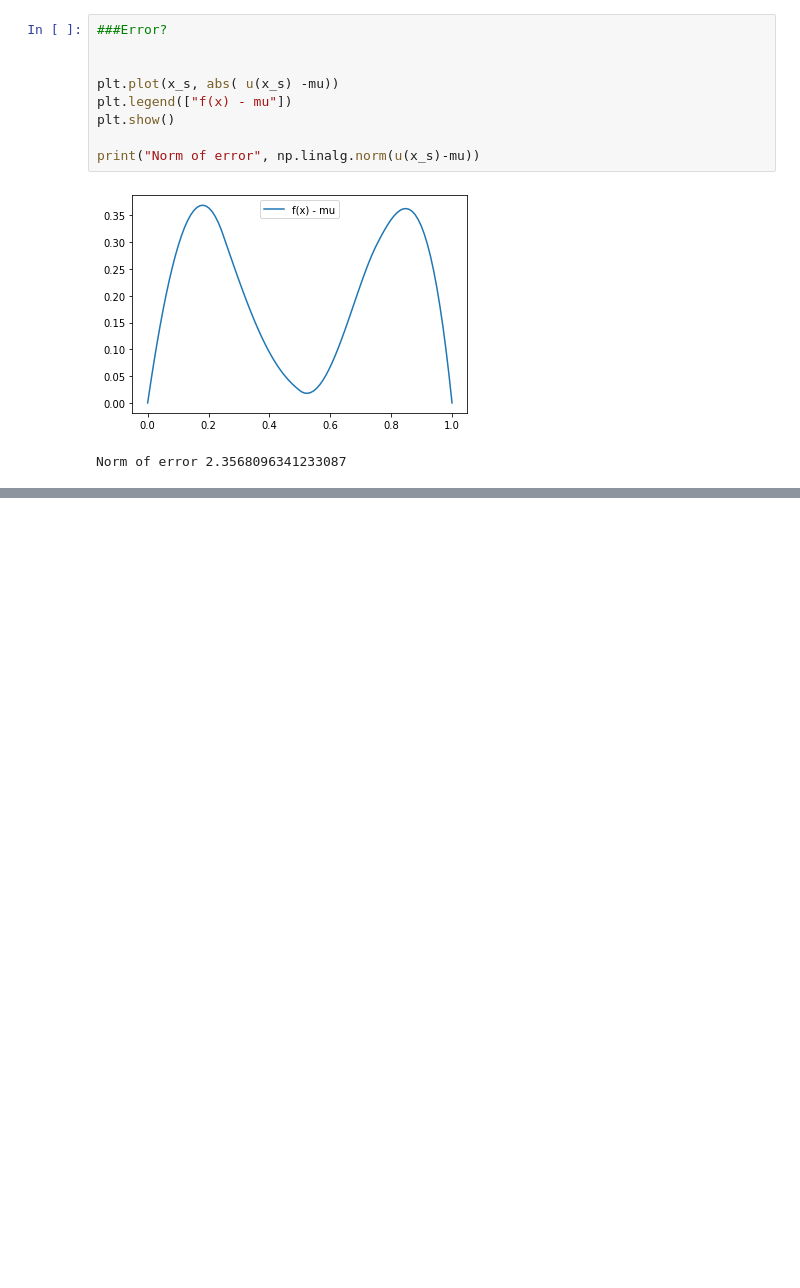
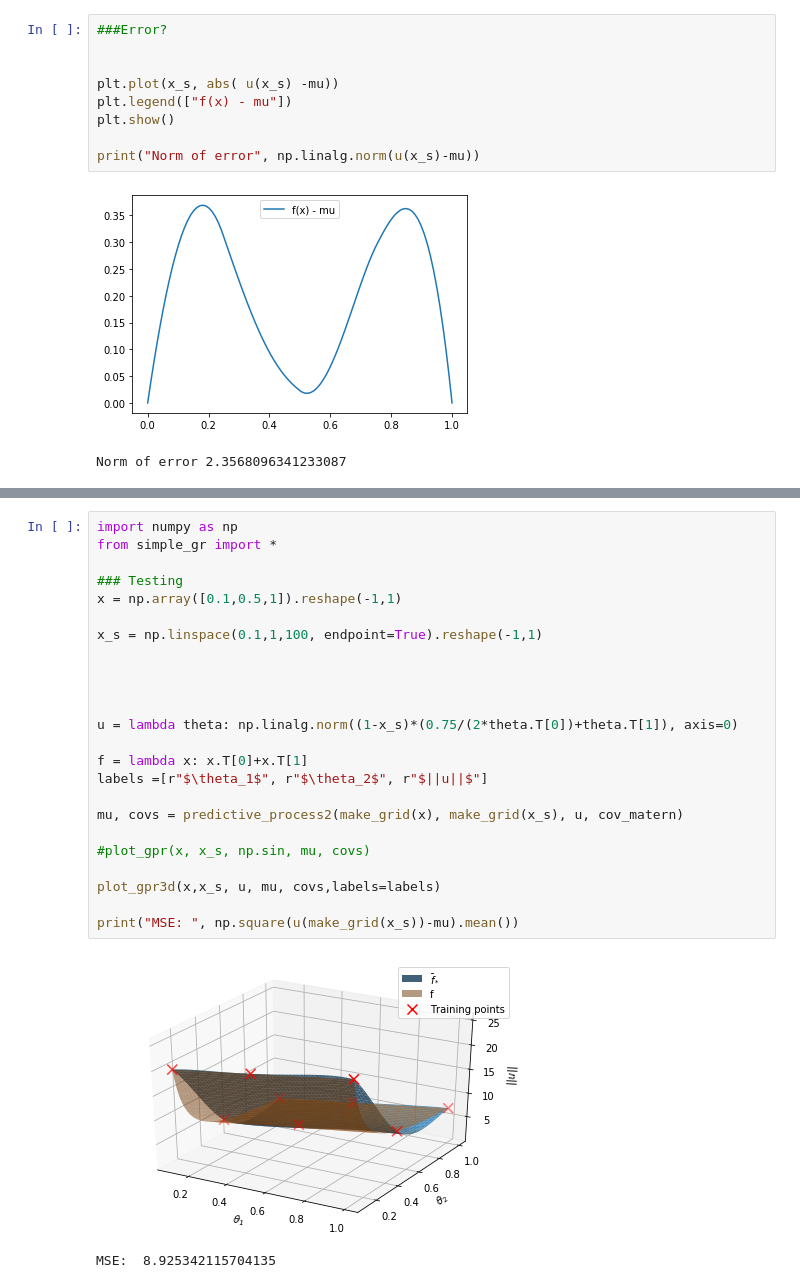
Before and after one commit to gum33/Physics-Informed-Emulator, a Jupyter notebook: Test2.ipynb, the cells around one changed output, grey strips where cells are left out. Drawn from its saved outputs; the diff is of its cells as text; blank space fills up the shorter version.

```diff
--- a/Test2.ipynb
+++ b/Test2.ipynb
@@ -207,0 +240,27 @@ Norm of error 2.3568096341233087
+# %%
+import numpy as np
+from simple_gr import *
+
+### Testing
+x = np.array([0.1,0.5,1]).reshape(-1,1)
+
+x_s = np.linspace(0.1,1,100, endpoint=True).reshape(-1,1)
+
+
+
+
+u = lambda theta: np.linalg.norm((1-x_s)*(0.75/(2*theta.T[0])+theta.T[1]), axis=0)
+
+f = lambda x: x.T[0]+x.T[1]
+labels =[r"$\theta_1$", r"$\theta_2$", r"$||u||$"]
+
+mu, covs = predictive_process2(make_grid(x), make_grid(x_s), u, cov_matern)
+
+#plot_gpr(x, x_s, np.sin, mu, covs)
+
+plot_gpr3d(x,x_s, u, mu, covs,labels=labels)
+
+print("MSE: ", np.square(u(make_grid(x_s))-mu).mean())
+# %% [output]
+[figure, added]
+MSE:  8.925342115704135
```
Also changed, not shown: parts of 9 cells of this notebook, 1 other file.
